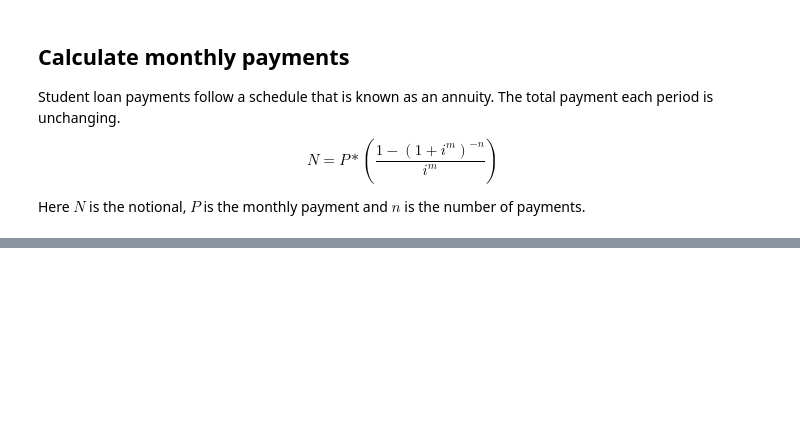
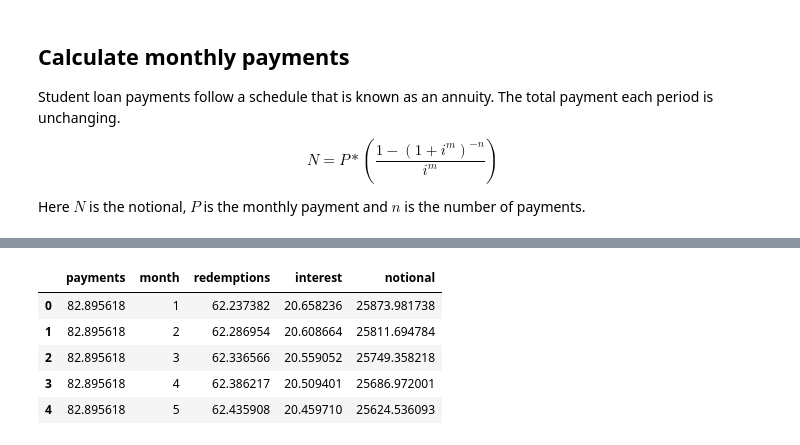
Before and after one commit to houseofbeta/cases, a Jupyter notebook: studentloans/student_loans.ipynb, the cells around one changed output, grey strips where cells are left out. Saved outputs shown, nothing was run; the diff lists cells and outputs as text; code cells hidden in the pictures; blank space fills up the shorter version.

```diff
--- a/studentloans/student_loans.ipynb
+++ b/studentloans/student_loans.ipynb
@@ -50,0 +84,10 @@ df.plot()
+# %%
+df_5 = create_loan_schedule(notional_5, number_of_payments_5, monthly_interest_5)
+df_5.head(5)
+# %% [output]
+|  | payments | month | redemptions | interest | notional |
+| 0 | 82.895618 | 1 | 62.237382 | 20.658236 | 25873.981738 |
+| 1 | 82.895618 | 2 | 62.286954 | 20.608664 | 25811.694784 |
+| 2 | 82.895618 | 3 | 62.336566 | 20.559052 | 25749.358218 |
+| 3 | 82.895618 | 4 | 62.386217 | 20.509401 | 25686.972001 |
+| 4 | 82.895618 | 5 | 62.435908 | 20.459710 | 25624.536093 |
```
Also changed, not shown: parts of 15 cells of this notebook.
